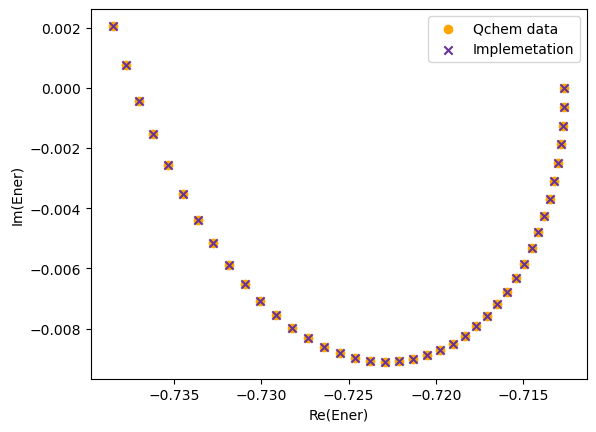
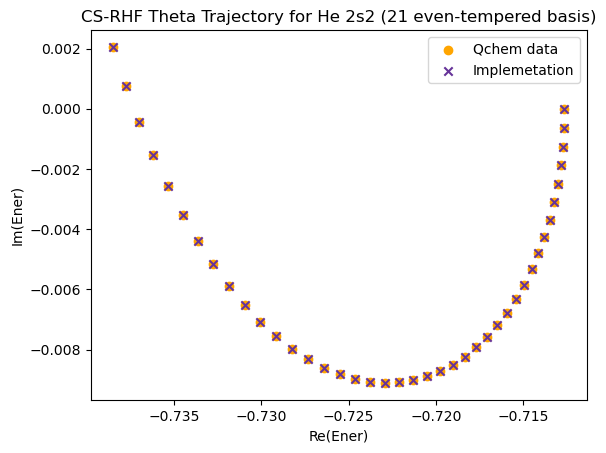
Code edit (unified diff) that turned the first committed figure into the second:
--- before
+++ after
@@ -7,4 +7,5 @@
     marker="x",
 )
+plt.title("CS-RHF Theta Trajectory for He 2s2 (21 even-tempered basis)")
 plt.legend()
 plt.xlabel("Re(Ener)")

Commit: Added results and documented implementation, issues and future.